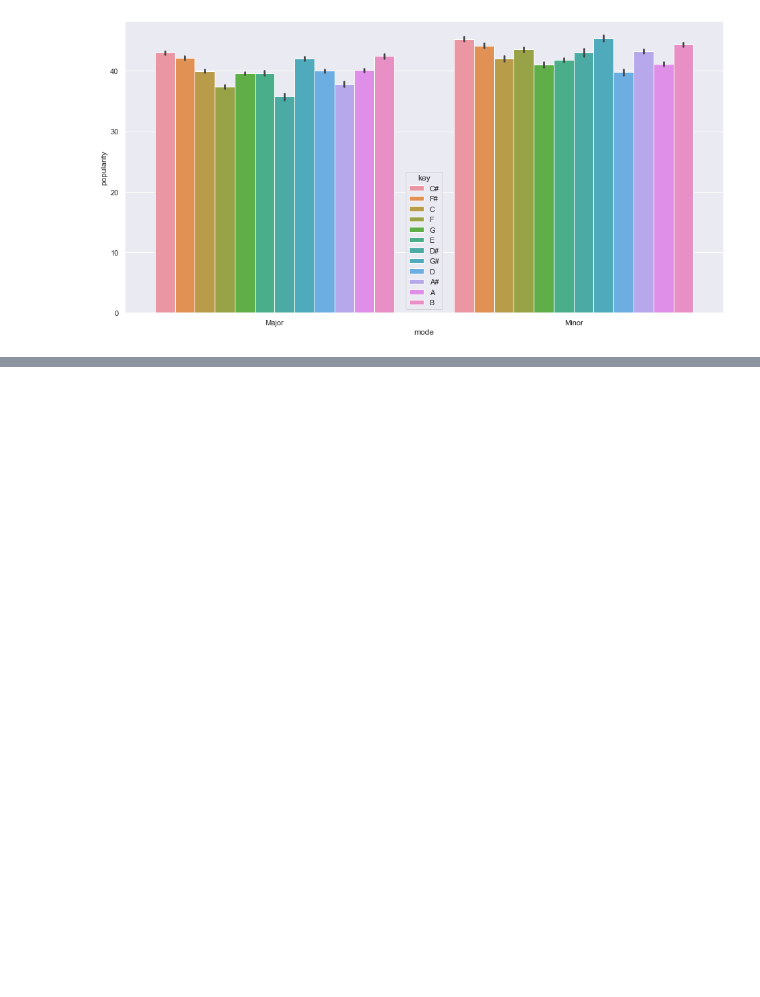
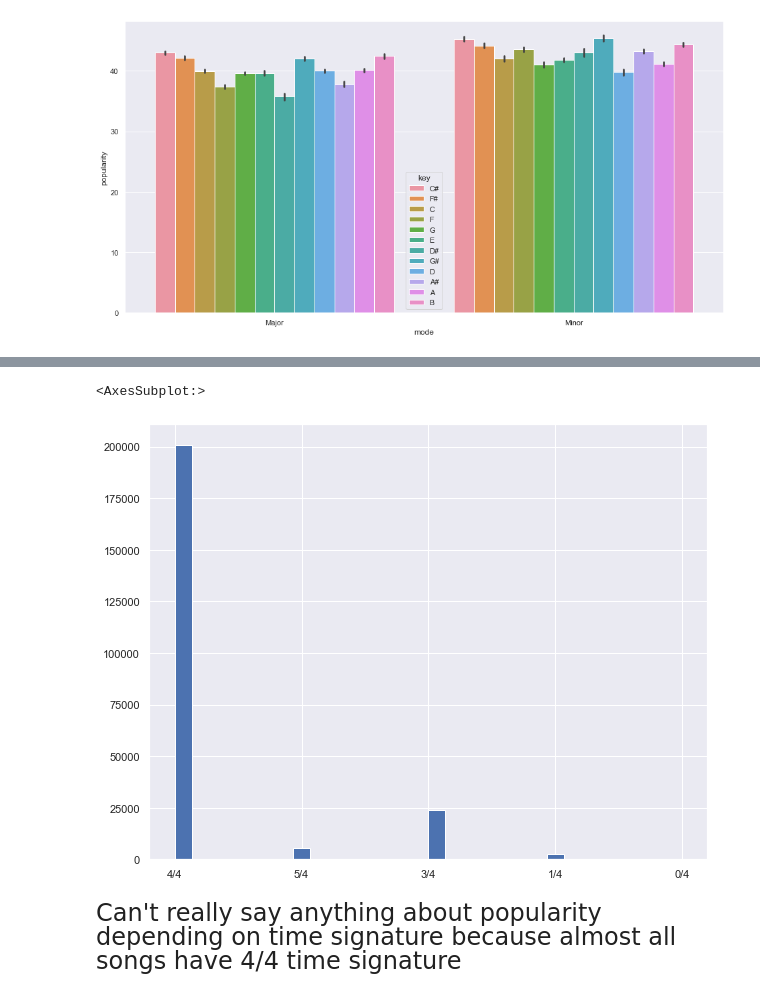
Before and after one commit to Dforgeek/ML_Classic_spotify, a Jupyter notebook: ML_Classic_Spotify.ipynb, the cells around one changed output, grey strips where cells are left out. Saved outputs shown, nothing was run; the diff lists cells and outputs as text; code cells hidden in the pictures; blank space fills up the shorter version.

```diff
--- a/ML_Classic_Spotify.ipynb
+++ b/ML_Classic_Spotify.ipynb
@@ -149,0 +156,7 @@ sns.barplot(x='mode', y='popularity', hue='key', data=df)
+# %%
+df["time_signature"].hist(bins=30)
+# %% [output]
+<AxesSubplot:>
+[figure, added]
+# %% [markdown]
+<font size="5"> Can't really say anything about popularity depending on time signature because almost all songs have 4/4 time signature
```
Also changed, not shown: parts of 2 cells of this notebook.
